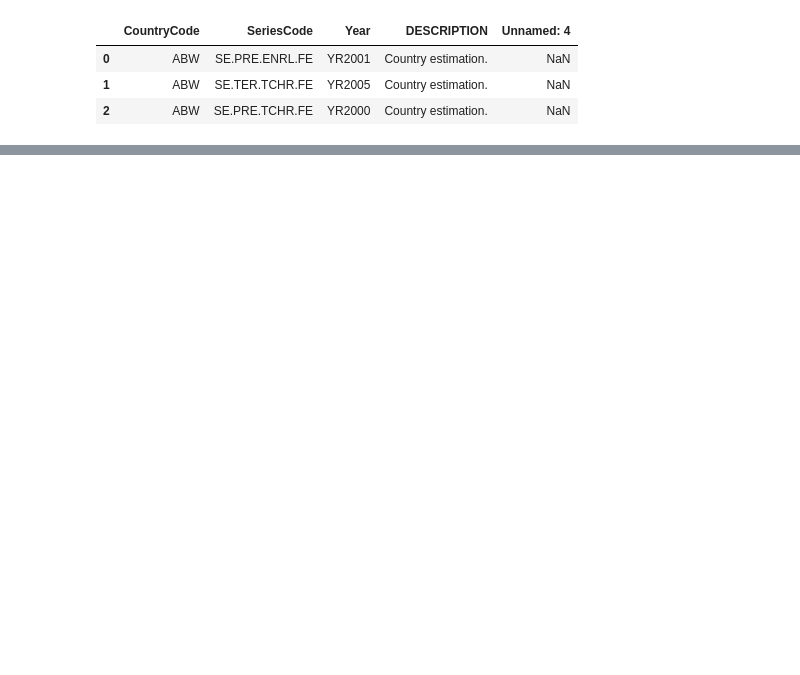
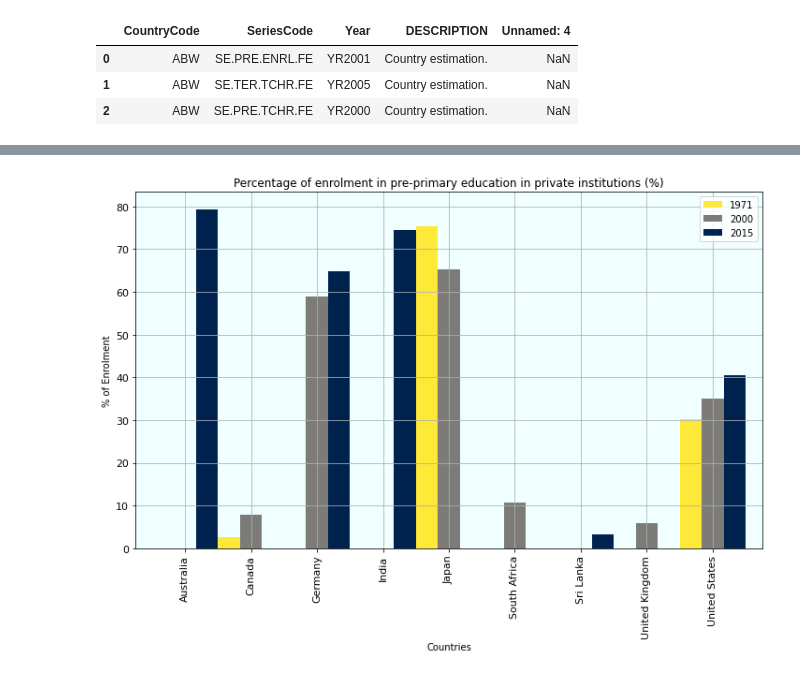
Before and after one commit to Keshav1506/World-Bank-Global-Education-Analysis, a Jupyter notebook: WorldBankEDA.ipynb, the cells around one changed output, grey strips where cells are left out. Saved outputs shown, nothing was run; the diff lists cells and outputs as text; code cells hidden in the pictures; blank space fills up the shorter version.

```diff
--- a/WorldBankEDA.ipynb
+++ b/WorldBankEDA.ipynb
@@ -125,0 +242,5 @@ EdStatsSeries.head(3)
+# %%
+temp2.plot(x = "Country Name", y = ["1971","2000","2015"], xlabel = "Countries", ylabel = "% of Enrolment", kind='bar', title = t2,
+            figsize=(12,7), grid = True, colormap= "cividis_r",width = 1, fontsize=11).patch.set_facecolor('#f0ffff')
+# %% [output]
+[figure, added]
```
Also changed, not shown: parts of 27 cells of this notebook.
